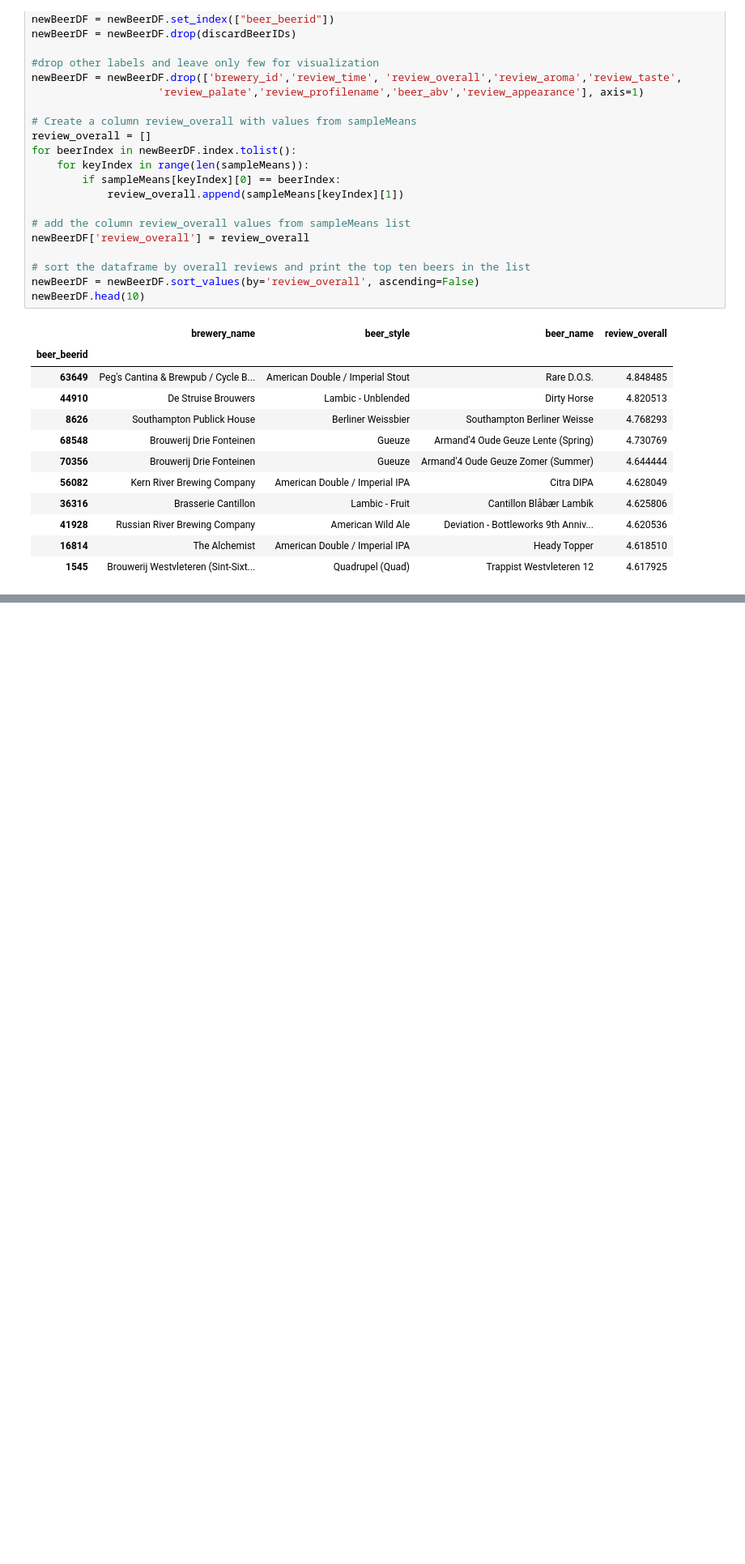
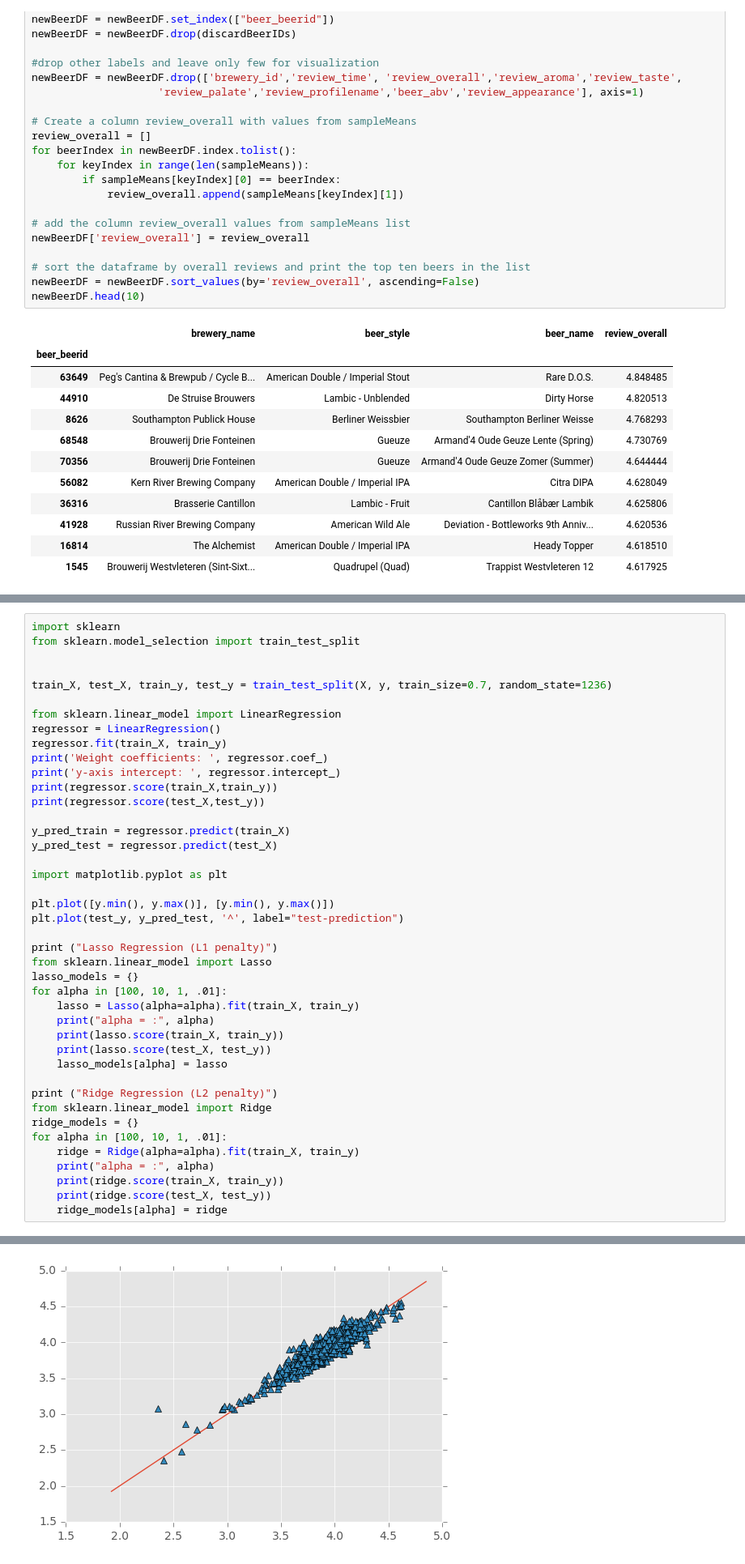
Before and after one commit to PhaniD/beer-recommendation, a Jupyter notebook: notebooks/beer-recommendation-reviews.ipynb, the cells around one changed output, grey strips where cells are left out. Shown at 81% size. Cells and saved outputs as stored; diff of their text form; blank space fills up the shorter version.

```diff
--- a/notebooks/beer-recommendation-reviews.ipynb
+++ b/notebooks/beer-recommendation-reviews.ipynb
@@ -133,0 +205,43 @@ Finally, we use linear regression with regularization to calculate the parameter
+# %%
+import sklearn
+from sklearn.model_selection import train_test_split
+
+
+train_X, test_X, train_y, test_y = train_test_split(X, y, train_size=0.7, random_state=1236)
+
+from sklearn.linear_model import LinearRegression
+regressor = LinearRegression()
+regressor.fit(train_X, train_y)
+print('Weight coefficients: ', regressor.coef_)
+print('y-axis intercept: ', regressor.intercept_)
+print(regressor.score(train_X,train_y))
+print(regressor.score(test_X,test_y))
+
+y_pred_train = regressor.predict(train_X)
+y_pred_test = regressor.predict(test_X)
+
+import matplotlib.pyplot as plt
+
+plt.plot([y.min(), y.max()], [y.min(), y.max()])
+plt.plot(test_y, y_pred_test, '^', label="test-prediction")
+
+print ("Lasso Regression (L1 penalty)")
+from sklearn.linear_model import Lasso
+lasso_models = {}
+for alpha in [100, 10, 1, .01]:
+    lasso = Lasso(alpha=alpha).fit(train_X, train_y)
+    print("alpha = :", alpha)
+    print(lasso.score(train_X, train_y))
+    print(lasso.score(test_X, test_y))
+    lasso_models[alpha] = lasso
+
+print ("Ridge Regression (L2 penalty)")
+from sklearn.linear_model import Ridge
+ridge_models = {}
+for alpha in [100, 10, 1, .01]:
+    ridge = Ridge(alpha=alpha).fit(train_X, train_y)
+    print("alpha = :", alpha)
+    print(ridge.score(train_X, train_y))
+    print(ridge.score(test_X, test_y))
+    ridge_models[alpha] = ridge
+# %% [output]
@@ -133,0 +265 @@ Finally, we use linear regression with regularization to calculate the parameter
+[figure, added]
```
Also changed, not shown: parts of 16 cells of this notebook.
